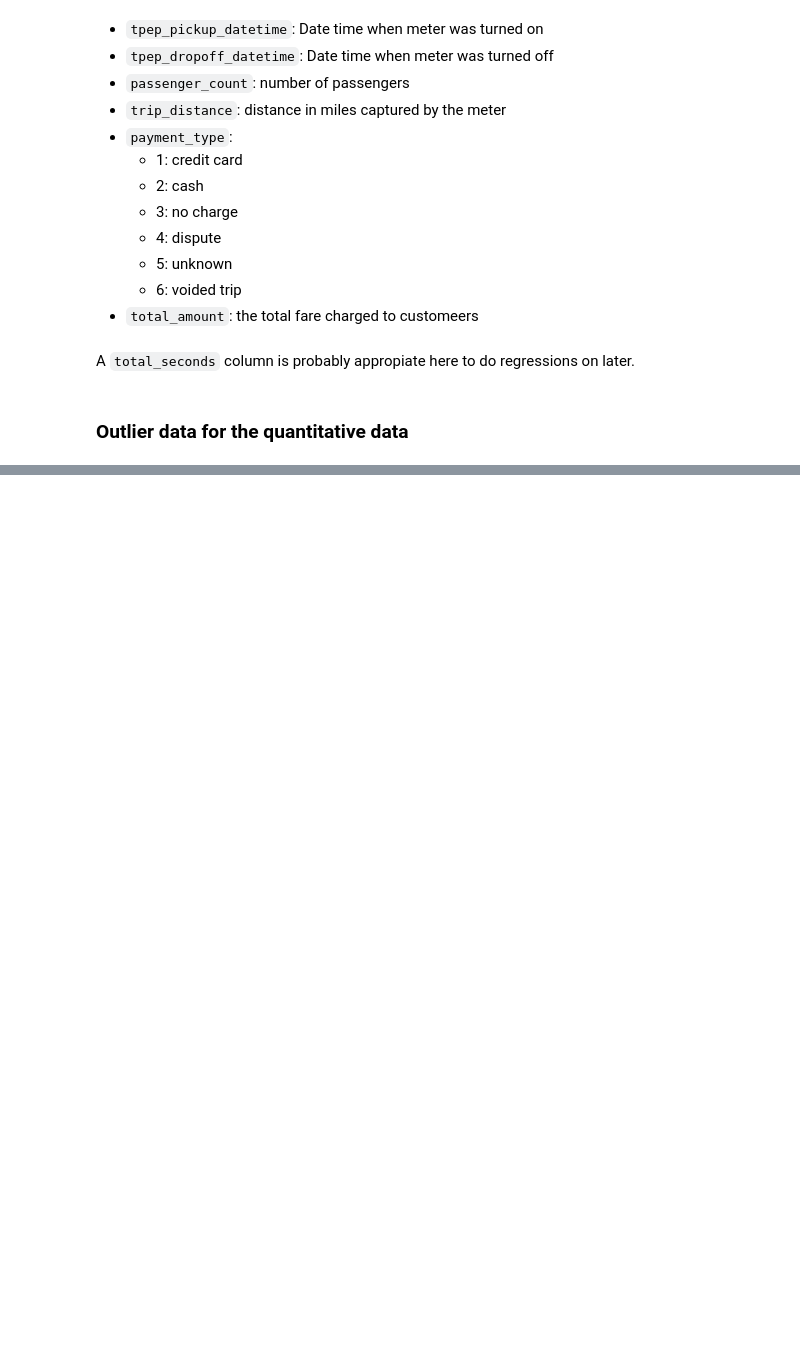
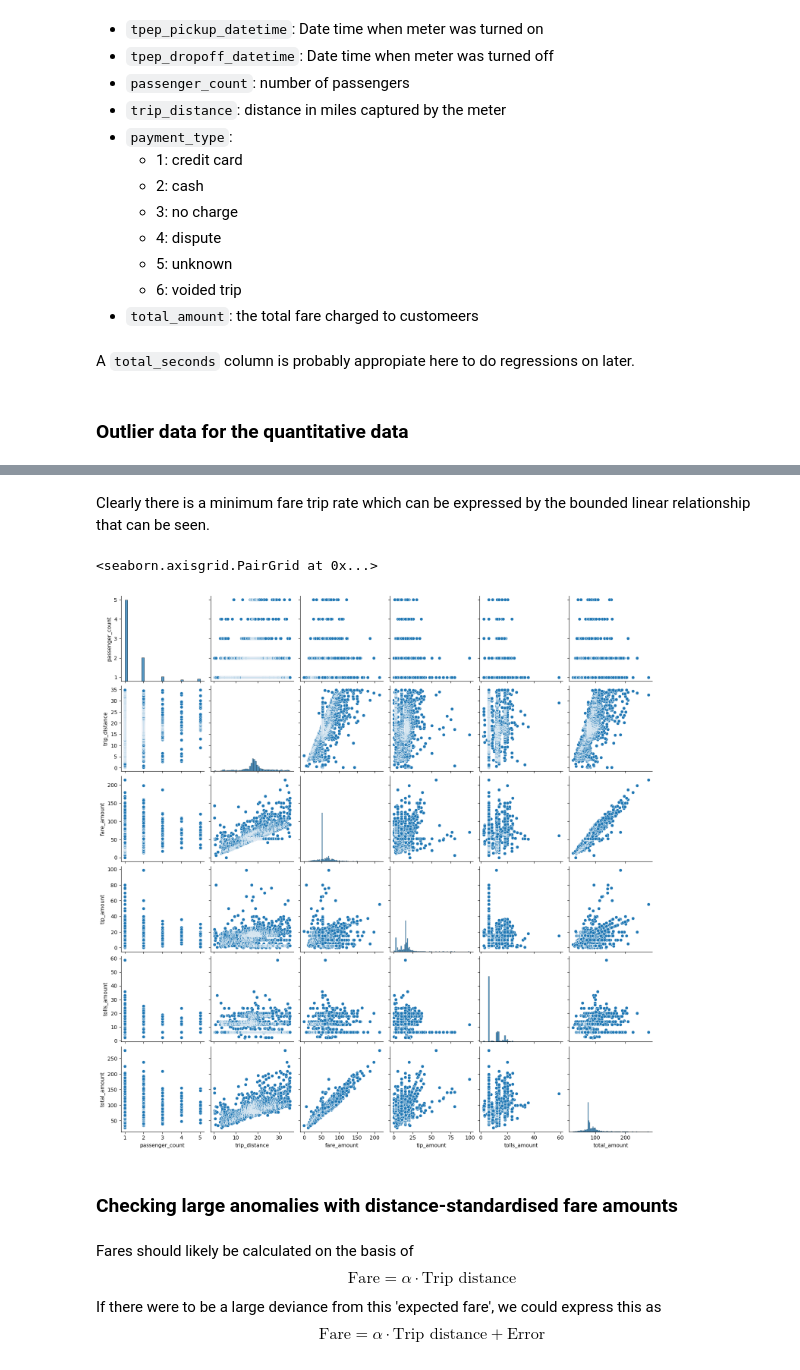
Before and after one commit to haezera/taxis-and-ubers, a Jupyter notebook: research/data_quality.ipynb, the cells around one changed output, grey strips where cells are left out. Saved outputs shown, nothing was run; the diff lists cells and outputs as text; code cells hidden in the pictures; blank space fills up the shorter version.

```diff
--- a/research/data_quality.ipynb
+++ b/research/data_quality.ipynb
@@ -73,0 +219,14 @@ detect_outliers(yellow_taxi_2021_01, quantitative_fields)
+# %% [markdown]
+Clearly there is a minimum fare trip rate which can be expressed by the bounded linear relationship that can be seen.
+# %%
+sns.pairplot(filtered_in_ny)
+# %% [output]
+<seaborn.axisgrid.PairGrid at 0x...>
+[figure, added]
+# %% [markdown]
+### Checking large anomalies with distance-standardised fare amounts
+# %% [markdown]
+Fares should likely be calculated on the basis of
+$$ \text{Fare} = \alpha \cdot \text{Trip distance}$$
+If there were to be a large deviance from this 'expected fare', we could express this as
+$$ \text{Fare} = \alpha \cdot \text{Trip distance} + \text{Error}$$
```
Also changed, not shown: parts of 31 cells of this notebook, 4 other files.
